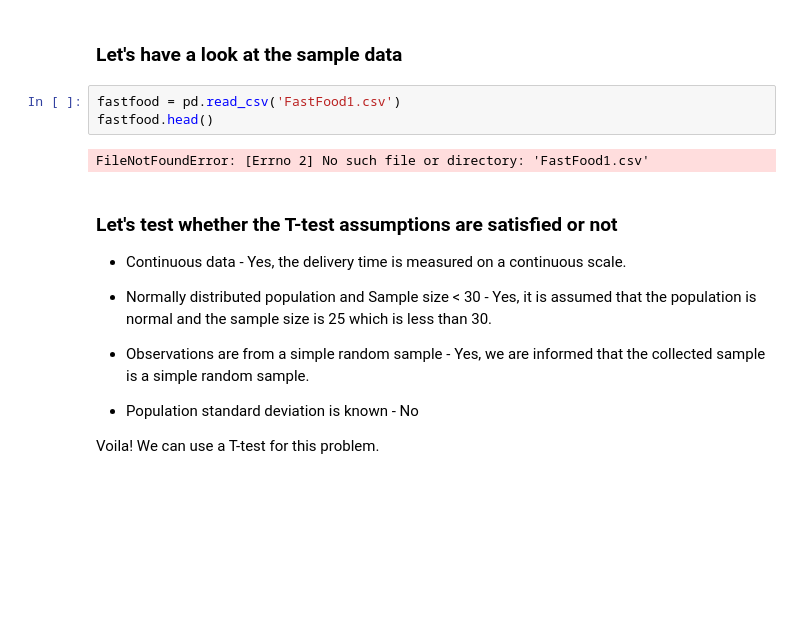
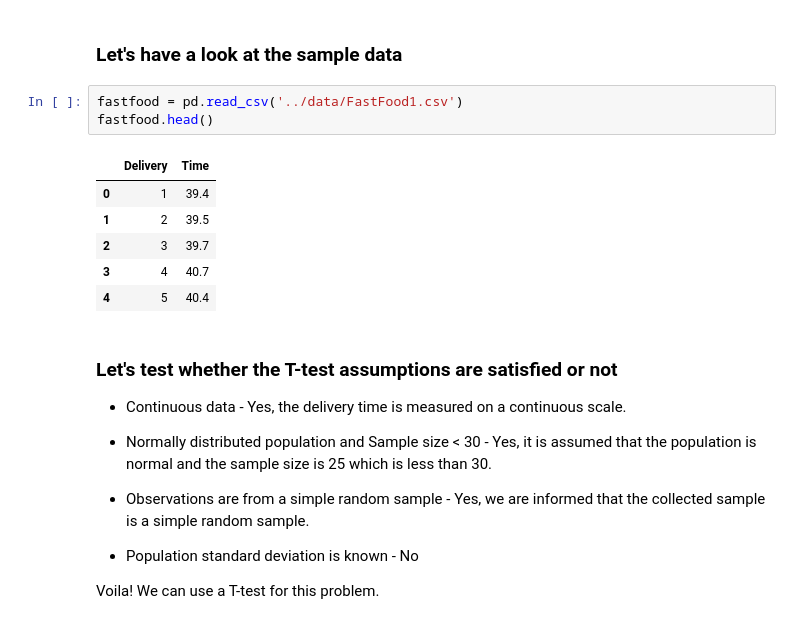
Before and after one commit to RJUNCC/STUDIO2, a Jupyter notebook: great_learning/stats/nbs/Notebook+-+Hypothesis+Testing+Optional+Content (1).ipynb, the cells around one changed output. Drawn from its saved outputs; the diff is of its cells as text; blank space fills up the shorter version.

```diff
--- a/great_learning/stats/nbs/Notebook+-+Hypothesis+Testing+Optional+Content (1).ipynb
+++ b/great_learning/stats/nbs/Notebook+-+Hypothesis+Testing+Optional+Content (1).ipynb
@@ -45,10 +45,15 @@ against the alternate hypothesis
 # %% [markdown]
 ### Let's have a look at the sample data
 # %%
-fastfood = pd.read_csv('FastFood1.csv')
+fastfood = pd.read_csv('../data/FastFood1.csv')
 fastfood.head()
 # %% [output]
-FileNotFoundError: [Errno 2] No such file or directory: 'FastFood1.csv'
+|  | Delivery | Time |
+| 0 | 1 | 39.4 |
+| 1 | 2 | 39.5 |
+| 2 | 3 | 39.7 |
+| 3 | 4 | 40.7 |
+| 4 | 5 | 40.4 |
 # %% [markdown]
 ### Let's test whether the T-test assumptions are satisfied or not
 
```
Also changed, not shown: parts of 2 cells of this notebook.
